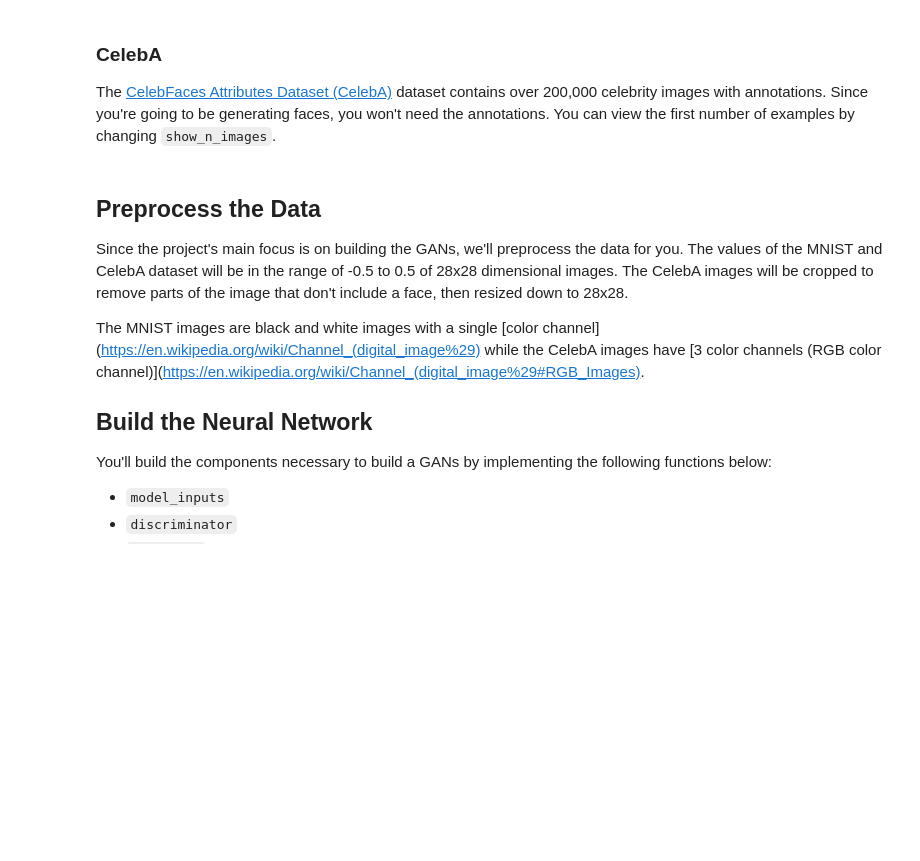
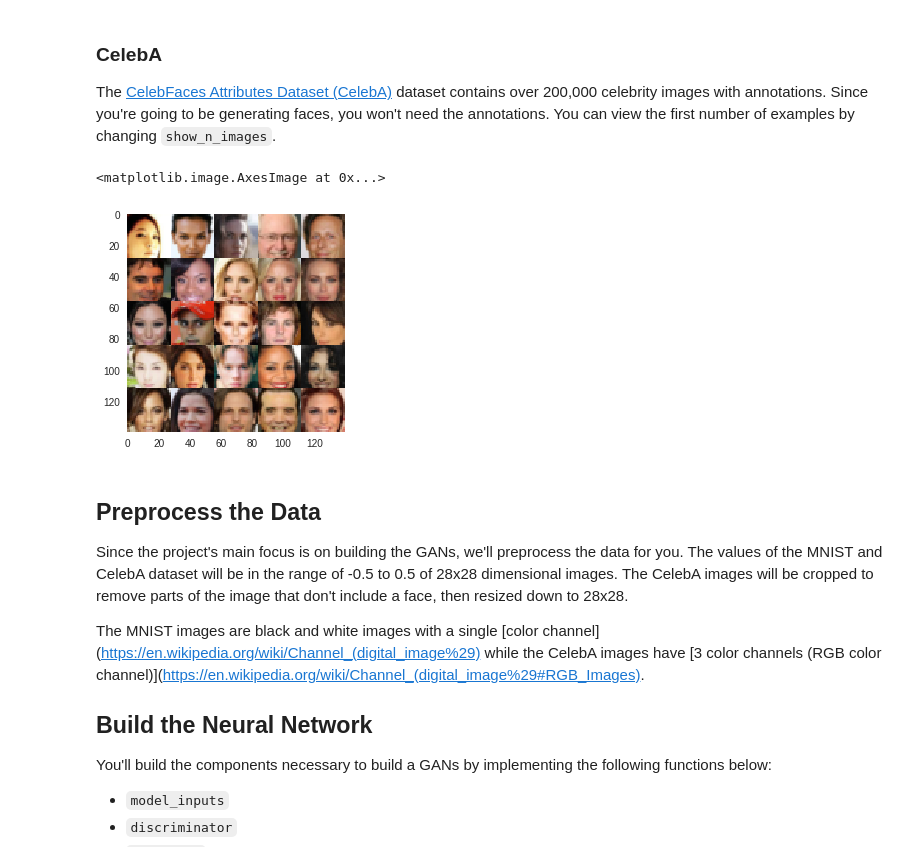
Before and after one commit to affablebloke/dlf-project-4-face-generation, a Jupyter notebook: dlnd_face_generation.ipynb, the cells around one changed output. Drawn from its saved outputs; the diff is of its cells as text; code cells hidden in the pictures; blank space fills up the shorter version.

```diff
--- a/dlnd_face_generation.ipynb
+++ b/dlnd_face_generation.ipynb
@@ -45,12 +92,17 @@ pyplot.imshow(helper.images_square_grid(mnist_images, 'L'), cmap='gray')
 The [CelebFaces Attributes Dataset (CelebA)](http://mmlab.ie.cuhk.edu.hk/projects/CelebA.html) dataset contains over 200,000 celebrity images with annotations.  Since you're going to be generating faces, you won't need the annotations.  You can view the first number of examples by changing `show_n_images`.
 # %%
 show_n_images = 25
+
+pyplot.grid(False)
 
 """
 DON'T MODIFY ANYTHING IN THIS CELL
 """
 mnist_images = helper.get_batch(glob(os.path.join(data_dir, 'img_align_celeba/*.jpg'))[:show_n_images], 28, 28, 'RGB')
 pyplot.imshow(helper.images_square_grid(mnist_images, 'RGB'))
+# %% [output]
+<matplotlib.image.AxesImage at 0x...>
+[figure, added]
 # %% [markdown]
 ## Preprocess the Data
 Since the project's main focus is on building the GANs, we'll preprocess the data for you.  The values of the MNIST and CelebA dataset will be in the range of -0.5 to 0.5 of 28x28 dimensional images.  The CelebA images will be cropped to remove parts of the image that don't include a face, then resized down to 28x28.
```
Also changed, not shown: parts of 15 cells of this notebook.
